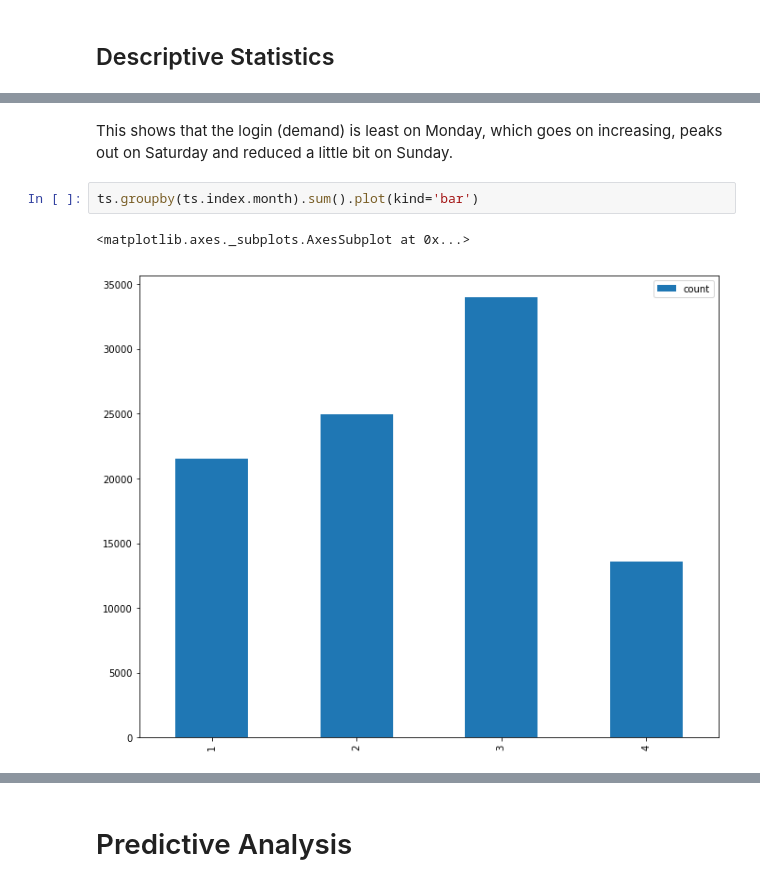
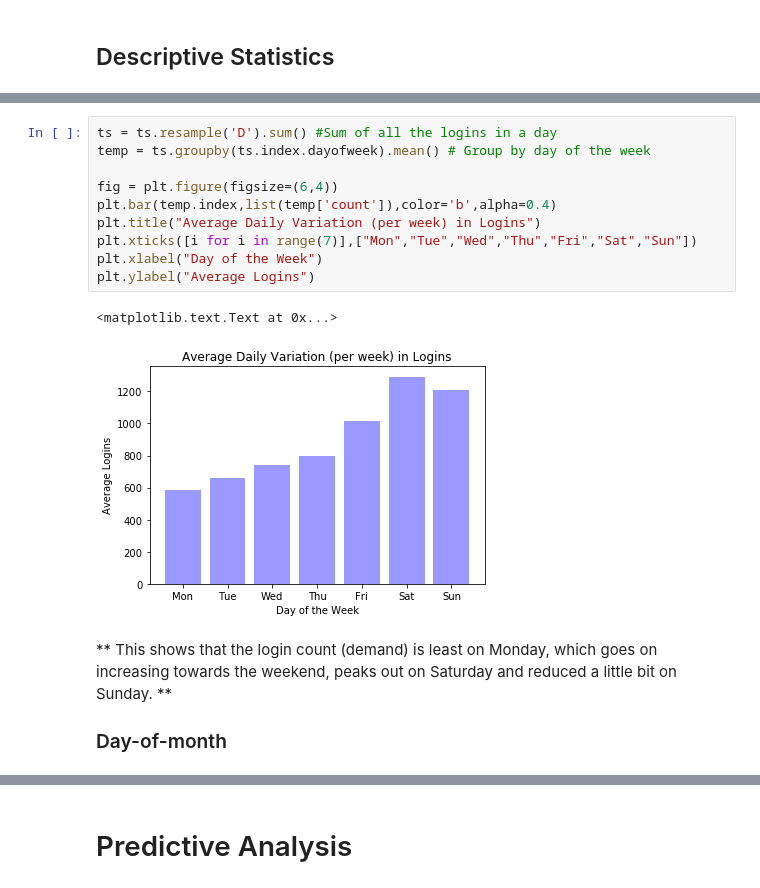
Before and after one commit to nachiketmparanjape/Data-Science-Challenges, a Jupyter notebook: ultimate_challenge/Ultimate_Data_Science_Challenge_Notebook.ipynb, the cells around one changed output, grey strips where cells are left out. Saved outputs shown, nothing was run; the diff lists cells and outputs as text.

```diff
--- a/ultimate_challenge/Ultimate_Data_Science_Challenge_Notebook.ipynb
+++ b/ultimate_challenge/Ultimate_Data_Science_Challenge_Notebook.ipynb
@@ -86,7 +124,17 @@ ts.groupby(ts.index.dayofweek).sum().plot(kind='bar')
+# %%
+ts = ts.resample('D').sum() #Sum of all the logins in a day
+temp = ts.groupby(ts.index.dayofweek).mean() # Group by day of the week
+
+fig = plt.figure(figsize=(6,4))
+plt.bar(temp.index,list(temp['count']),color='b',alpha=0.4)
+plt.title("Average Daily Variation (per week) in Logins")
+plt.xticks([i for i in range(7)],["Mon","Tue","Wed","Thu","Fri","Sat","Sun"])
+plt.xlabel("Day of the Week")
+plt.ylabel("Average Logins")
+# %% [output]
+<matplotlib.text.Text at 0x...>
+[figure, added]
 # %% [markdown]
-This shows that the login (demand) is least on Monday, which goes on increasing, peaks out on Saturday and reduced a little bit on Sunday.
+** This shows that the login count (demand) is least on Monday, which goes on increasing towards the weekend, peaks out on Saturday and reduced a little bit on Sunday. **
+
+### Day-of-month
-# %%
-ts.groupby(ts.index.month).sum().plot(kind='bar')
-# %% [output]
-<matplotlib.axes._subplots.AxesSubplot at 0x...>
-[figure, removed]
```
Also changed, not shown: parts of 23 cells of this notebook.
